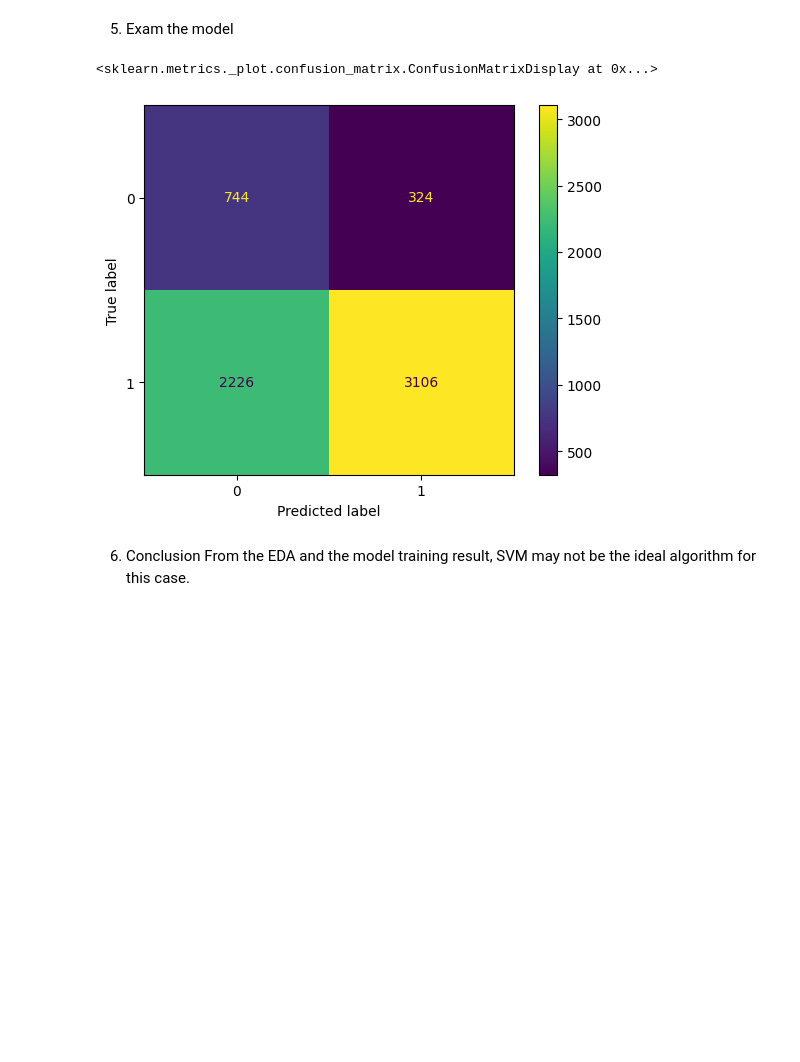
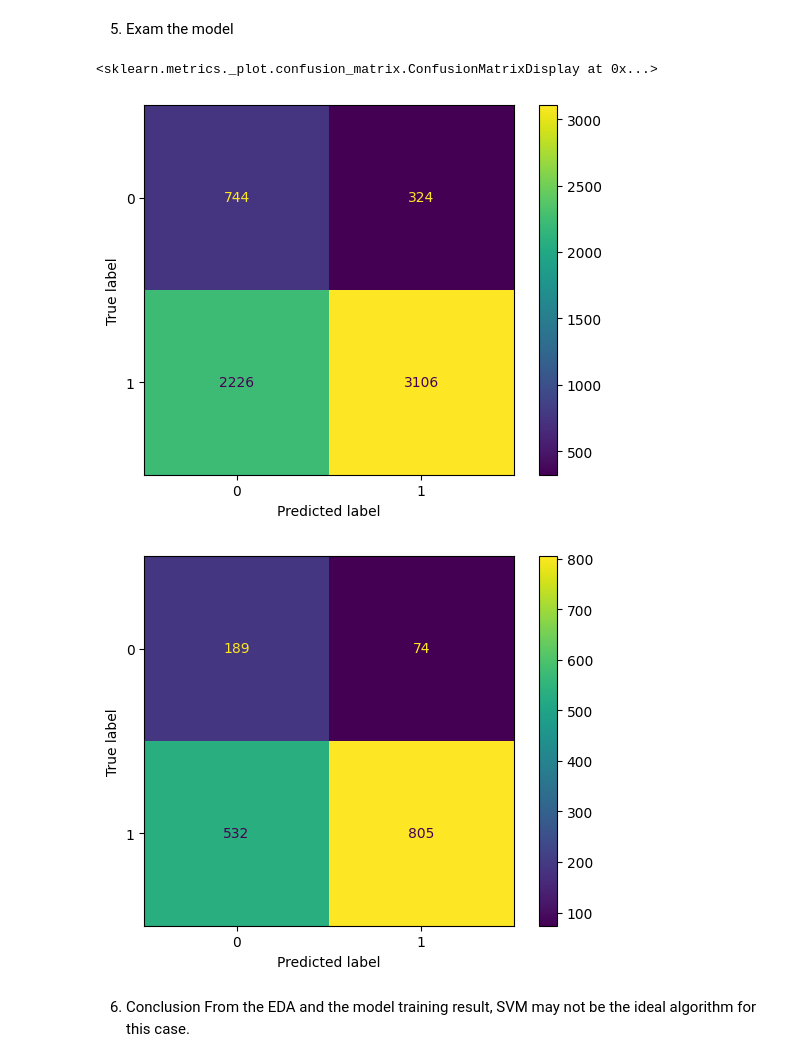
Before and after one commit to arthurso2023/ADSI_Assignment, a Jupyter notebook: notebooks/SVM.ipynb, the cells around one changed output. Saved outputs shown, nothing was run; the diff lists cells and outputs as text; code cells hidden in the pictures; blank space fills up the shorter version.

```diff
--- a/notebooks/SVM.ipynb
+++ b/notebooks/SVM.ipynb
@@ -66,10 +66,12 @@ Accuracy for dataset 3: 0.62125
 from sklearn.metrics import ConfusionMatrixDisplay
 import matplotlib.pyplot as plt
 # %%
-ConfusionMatrixDisplay.from_estimator(  svc_1, x_data, y_data)
+ConfusionMatrixDisplay.from_estimator(svc_model_under, x_data, y_data)
+ConfusionMatrixDisplay.from_estimator(svc_model_under, x_test, y_test)
 # %% [output]
 <sklearn.metrics._plot.confusion_matrix.ConfusionMatrixDisplay at 0x...>
 [figure]
+[figure, added]
 # %% [markdown]
 6. Conclusion
 From the EDA and the model training result, SVM may not be the ideal algorithm for this case.
```
